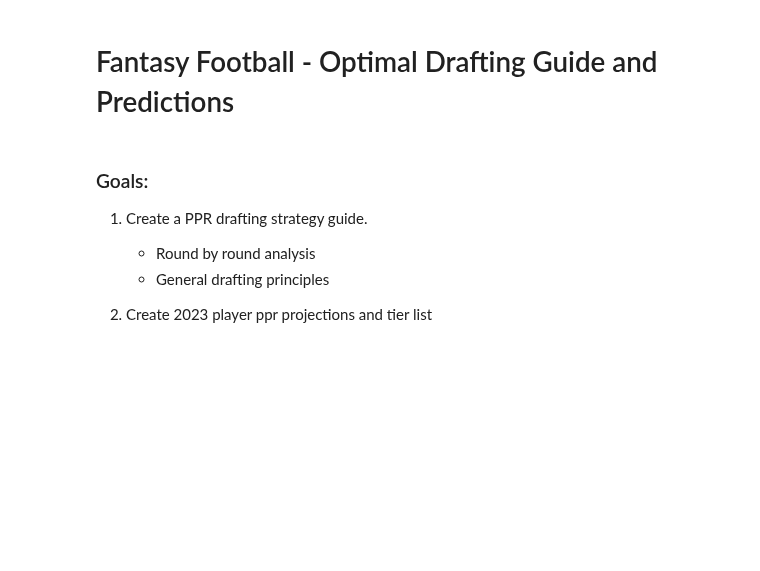
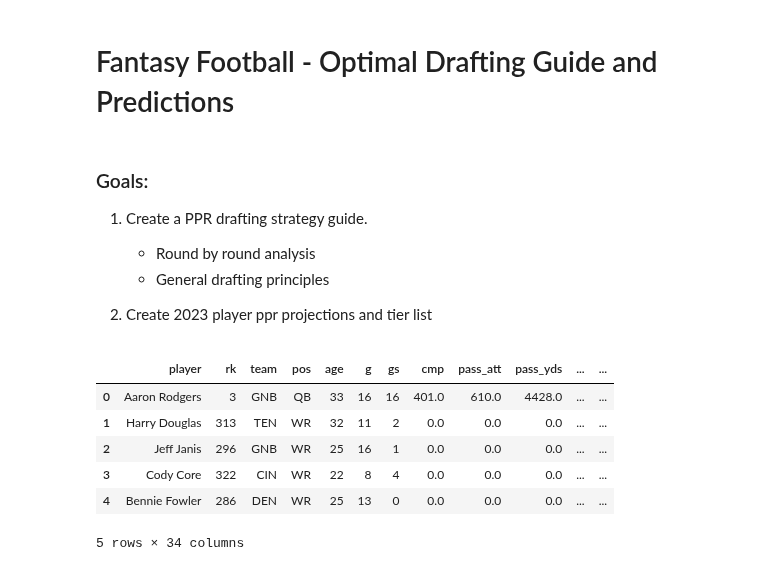
Before and after one commit to ffb-optimal-draft/ffb-draft-strategy, a Jupyter notebook: final_notebook.ipynb, the cells around one changed output. Saved outputs shown, nothing was run; the diff lists cells and outputs as text; code cells hidden in the pictures; blank space fills up the shorter version.

```diff
--- a/final_notebook.ipynb
+++ b/final_notebook.ipynb
@@ -28,3 +28,13 @@ from sklearn.model_selection import TimeSeriesSplit
 # %%
 df = pd.read_csv('season.csv',index_col=0)
 df = df.sort_values('year').reset_index(drop=True)
+# %%
+df.head()
+# %% [output]
+|  | player | rk | team | pos | age | g | gs | cmp | pass_att | pass_yds | ... | ... |
+| 0 | Aaron Rodgers | 3 | GNB | QB | 33 | 16 | 16 | 401.0 | 610.0 | 4428.0 | ... | ... |
+| 1 | Harry Douglas | 313 | TEN | WR | 32 | 11 | 2 | 0.0 | 0.0 | 0.0 | ... | ... |
+| 2 | Jeff Janis | 296 | GNB | WR | 25 | 16 | 1 | 0.0 | 0.0 | 0.0 | ... | ... |
+| 3 | Cody Core | 322 | CIN | WR | 22 | 8 | 4 | 0.0 | 0.0 | 0.0 | ... | ... |
+| 4 | Bennie Fowler | 286 | DEN | WR | 25 | 13 | 0 | 0.0 | 0.0 | 0.0 | ... | ... |
+5 rows × 34 columns
```
Also changed, not shown: 1 other file.
